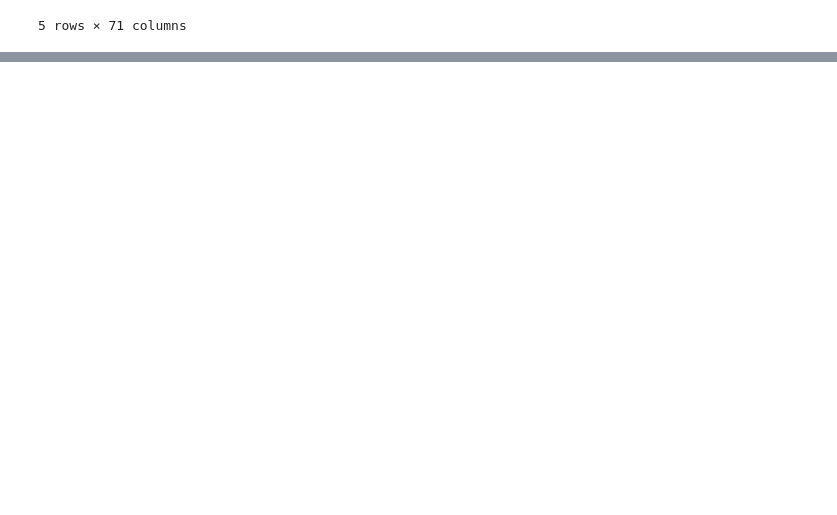
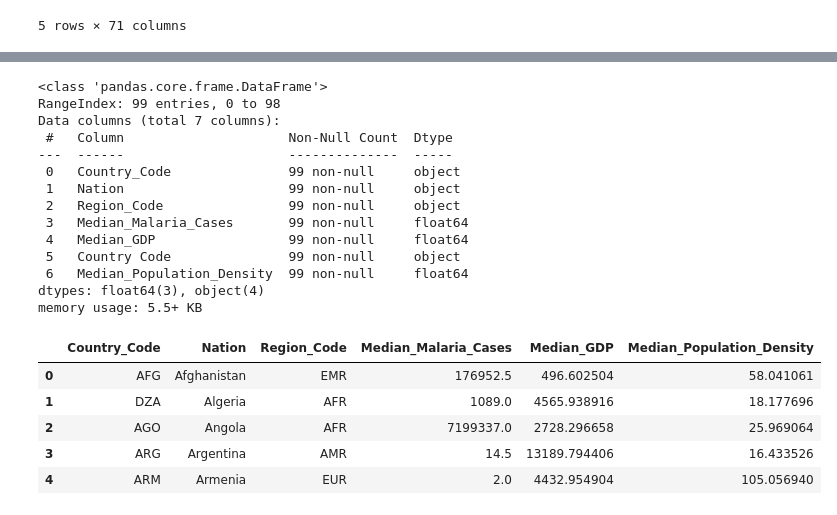
Before and after one commit to ZacharyMalonjao/Capstone2-A3101-Group2-SY26-27, a Jupyter notebook: ipynb_notebooks/malaria.ipynb, the cells around one changed output, grey strips where cells are left out. Saved outputs shown, nothing was run; the diff lists cells and outputs as text; code cells hidden in the pictures; blank space fills up the shorter version.

```diff
--- a/ipynb_notebooks/malaria.ipynb
+++ b/ipynb_notebooks/malaria.ipynb
@@ -360,0 +397,3 @@ gdp_df['Country Code'] = gdp_df['Country Code'].str.strip().str.upper()
+# %%
+density_df = density_df.drop(columns=['Country Name', 'Indicator Name', 'Indicator Code','1960', '1961', '1962', '1963', '1964', '1965', '1966', '1967', '1968', '1969', '1970', '1971', '1972', '1973', '1974', '1975', '1976', '1977', '1978', '1979', '1980', '1981', '1982', '1983', '1984', '1985', '1986', '1987', '1988', '1989', '1990', '1991', '1992', '1993', '1994', '1995', '1996', '1997', '1998', '1999', '2000', '2001', '2002', '2003', '2004', '2005', '2006', '2007', '2008', '2009', '2010', '2011', '2012', '2013', '2014', '2025', 'Unnamed: 70'])
+print(density_df.columns.tolist())
@@ -360,0 +402,25 @@ gdp_df['Country Code'] = gdp_df['Country Code'].str.strip().str.upper()
+# %%
+#This is just me, completely unnecessary but I just wanted to do a shapiro wilk test here.
+#  I'm doing median anyway whether it is true or false because gdp is in median.
+year_cols = [str(y) for y in range(2015, 2025)]
+
+
+results = []
+for _, row in density_df.iterrows():
+    values = row[year_cols].dropna().values
+
+    # Need at least 3 data points to test
+    if len(values) < 3:
+        results.append({'Country Code': row['Country Code'], 'p_value': None, 'normal': None})
+        continue
+
+    stat, p = stats.shapiro(values)
+    results.append({
+        'Country Code': row['Country Code'],
+        'p_value': round(p, 4),
+        'normal': p > 0.05  # True = normal, False = skewed
+    })
+
+normality_df = pd.DataFrame(results)
+print(normality_df)
+print(normality_df['normal'].value_counts())
@@ -360,0 +446,4 @@ gdp_df['Country Code'] = gdp_df['Country Code'].str.strip().str.upper()
+# %%
+density_df['Median_Population_Density'] = density_df[year_cols].median(axis=1)
+density_df = density_df[['Country Code', 'Median_Population_Density']]
+density_df.head()
@@ -360,0 +457,32 @@ gdp_df['Country Code'] = gdp_df['Country Code'].str.strip().str.upper()
+# %%
+df_final = df_final.merge(
+	density_df,
+	how='left',
+	left_on='Country_Code',
+    right_on='Country Code'
+)
+
+df_final.info()
+df_final = df_final.drop(columns=['Country Code'])
+df_final.head()
+# %% [output]
+<class 'pandas.core.frame.DataFrame'>
+RangeIndex: 99 entries, 0 to 98
+Data columns (total 7 columns):
+ #   Column                     Non-Null Count  Dtype
+---  ------                     --------------  -----
+ 0   Country_Code               99 non-null     object
+ 1   Nation                     99 non-null     object
+ 2   Region_Code                99 non-null     object
+ 3   Median_Malaria_Cases       99 non-null     float64
+ 4   Median_GDP                 99 non-null     float64
+ 5   Country Code               99 non-null     object
+ 6   Median_Population_Density  99 non-null     float64
+dtypes: float64(3), object(4)
+memory usage: 5.5+ KB
+|  | Country_Code | Nation | Region_Code | Median_Malaria_Cases | Median_GDP | Median_Population_Density |
+| 0 | AFG | Afghanistan | EMR | 176952.5 | 496.602504 | 58.041061 |
+| 1 | DZA | Algeria | AFR | 1089.0 | 4565.938916 | 18.177696 |
+| 2 | AGO | Angola | AFR | 7199337.0 | 2728.296658 | 25.969064 |
+| 3 | ARG | Argentina | AMR | 14.5 | 13189.794406 | 16.433526 |
+| 4 | ARM | Armenia | EUR | 2.0 | 4432.954904 | 105.056940 |
```
Also changed, not shown: parts of 28 cells of this notebook.
